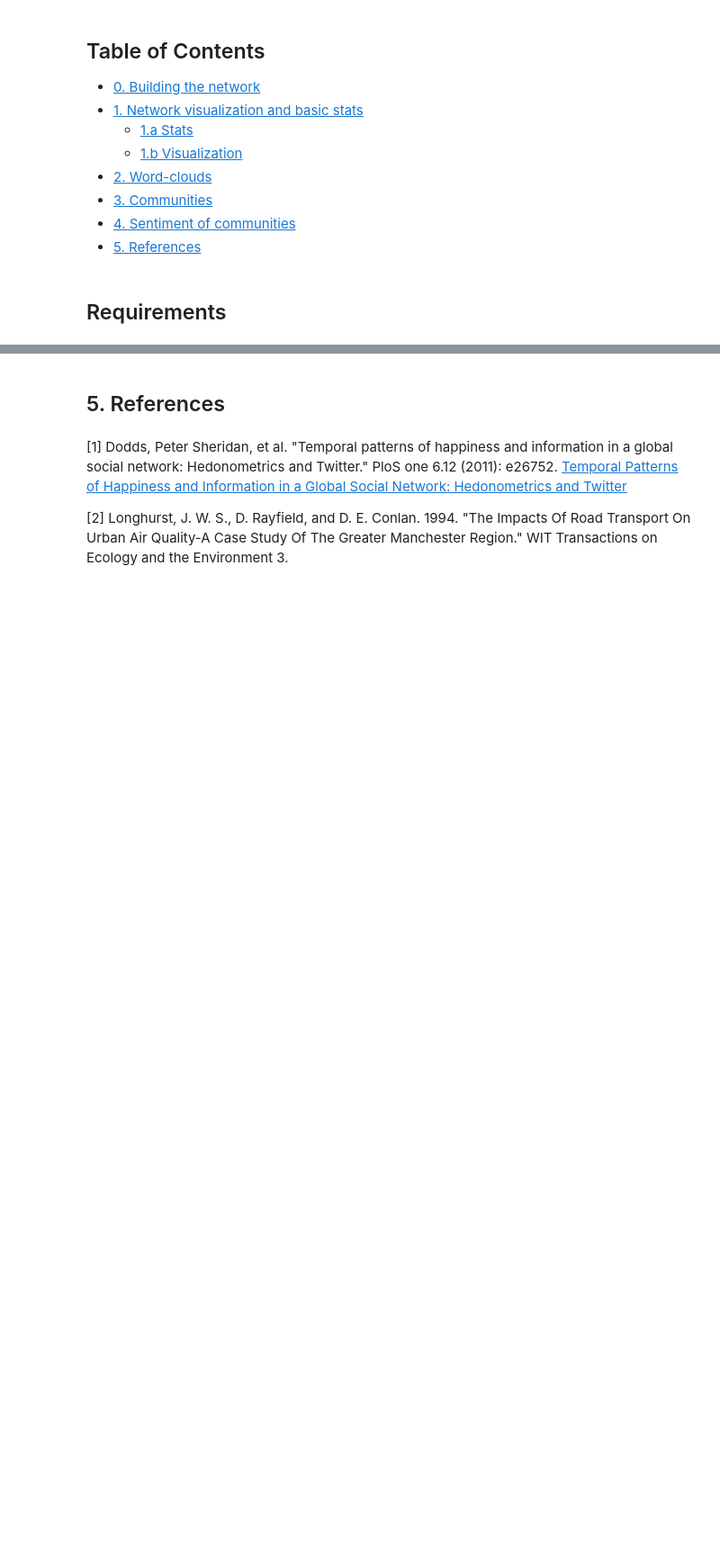
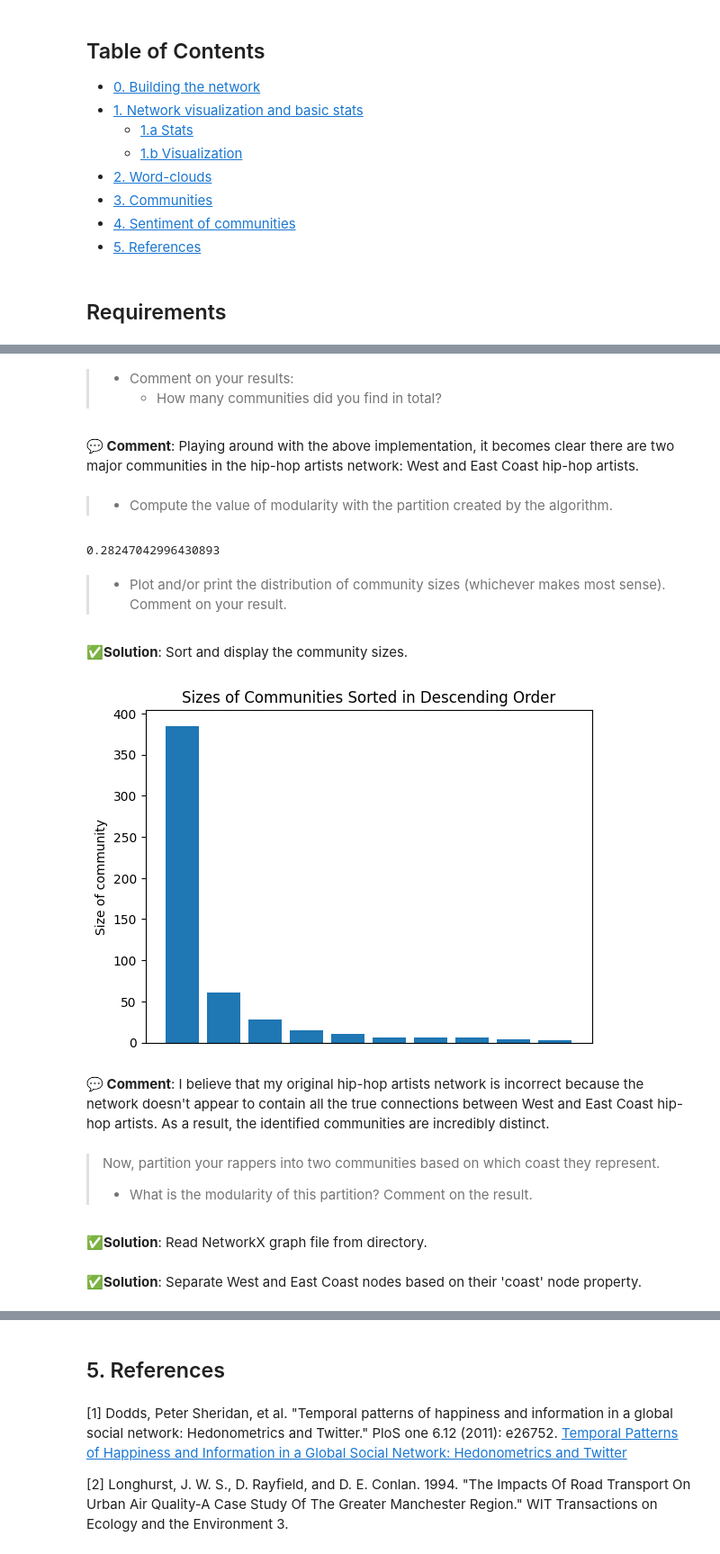
Before and after one commit to pierrehogenhaug/socialgraphs2023, a Jupyter notebook: assignments/ass2.ipynb, the cells around one changed output, grey strips where cells are left out. Shown at 90% size. Drawn from its saved outputs; the diff is of its cells as text; code cells hidden in the pictures; blank space fills up the shorter version.

```diff
--- a/assignments/ass2.ipynb
+++ b/assignments/ass2.ipynb
@@ -134,0 +338,32 @@ A couple of additional instructions you will need below:
+# %% [markdown]
+> - Comment on your results:
+>     - How many communities did you find in total?
+# %% [markdown]
+**💬 Comment**: Playing around with the above implementation, it becomes clear there are two major communities in the hip-hop artists network: West and East Coast hip-hop artists.
+# %% [markdown]
+> - Compute the value of modularity with the partition created by the algorithm.
+# %%
+modularity_G
+# %% [output]
+0.28247042996430893
+# %% [markdown]
+> - Plot and/or print the distribution of community sizes (whichever makes most sense). Comment on your result.
+# %% [markdown]
+✅**Solution**: Sort and display the community sizes.
+# %%
+community_sizes = sorted([len(community) for community in communities_G], reverse=True)
+plt.style.use('default')
+plt.bar(range(len(community_sizes)), community_sizes)
+plt.title('Sizes of Communities Sorted in Descending Order')
+plt.ylabel('Size of community')
+plt.xticks([])
+plt.show()
+# %% [output]
+[figure, added]
+# %% [markdown]
+**💬 Comment**: I believe that my original hip-hop artists network is incorrect because the network doesn't appear to contain all the true connections between West and East Coast hip-hop artists. As a result, the identified communities are incredibly distinct.
+# %% [markdown]
+> Now, partition your rappers into two communities based on which coast they represent.
+>   - What is the modularity of this partition? Comment on the result.
+# %% [markdown]
+✅**Solution**: Read NetworkX graph file from directory.
@@ -134,0 +374,2 @@ A couple of additional instructions you will need below:
+# %% [markdown]
+✅**Solution**: Separate West and East Coast nodes based on their 'coast' node property.
```
Also changed, not shown: parts of 114 cells of this notebook, 3 other files.
